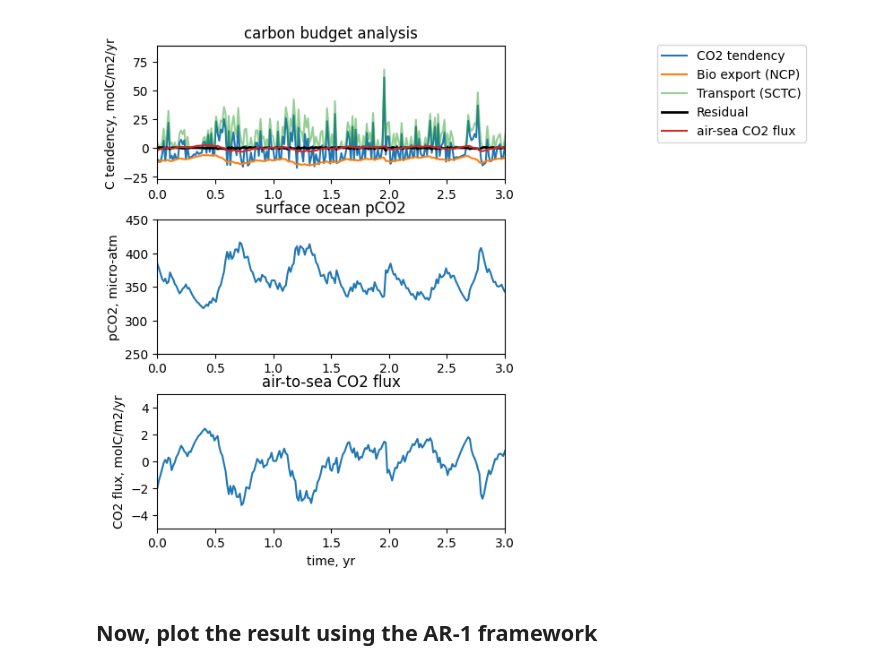
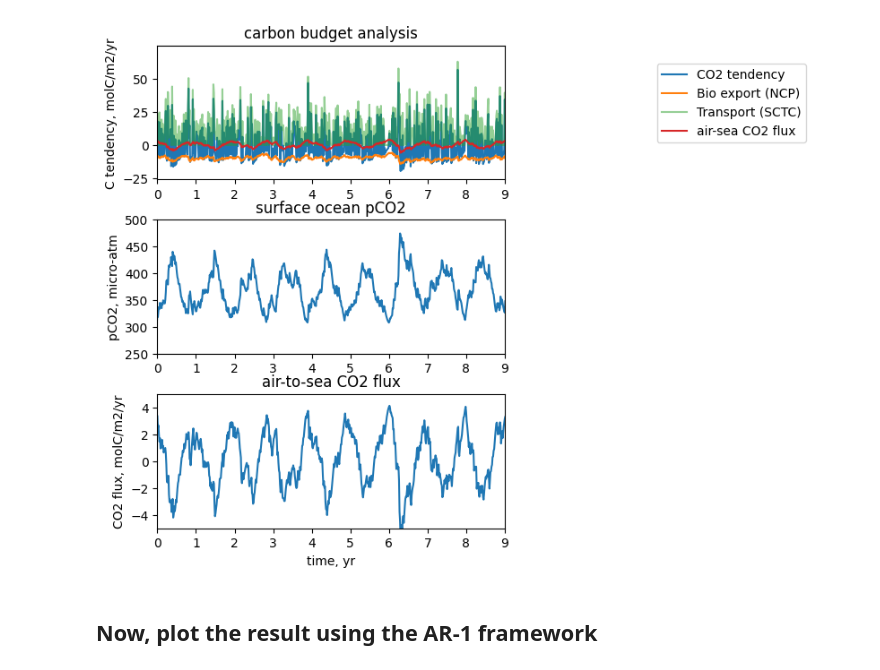
Before and after one commit to takaito1/car1, a Jupyter notebook: car1_boxmodel.ipynb, the cells around one changed output. Cells and saved outputs as stored; diff of their text form; code cells hidden in the pictures.

```diff
--- a/car1_boxmodel.ipynb
+++ b/car1_boxmodel.ipynb
@@ -33,14 +29,24 @@ Cini = [1900, 2200]
 Alk = 2200
 # SST
 T = 15
+Tseas = 3 # if desired, add seasonality
 # salinity
 S = 35
 # gas exchange rate, a.k.a. piston velocity = 2000m/yr
 sec2yr = 1/(86400*365)
 G = 2000*sec2yr
+#
+# 1% increase per year after 90 year
+pco2atm0=360
+pco2inc=2
+tstart=90
+#
+result0=PyCO2SYS.sys(par1=Alk,par2=Cini[0], par1_type=1, par2_type=2, temperature=15)
+result1=PyCO2SYS.sys(par1=Alk,par2=Cini[0], par1_type=1, par2_type=2, temperature=16)
+dKHdT = - result0['k_CO2'] + result1['k_CO2']
 # %%
 # set up time stepping parameters
-Nt = 36500
+Nt = int(365/5*120)
 dt = 5*86400
 eps = np.random.normal(0,w0*3,Nt)
 # %%
@@ -54,6 +60,7 @@ pco2=np.zeros(Nt)
 fgco2=np.zeros(Nt)
 ncp=np.zeros(Nt)
 transp=np.zeros(Nt)
+pco2atm=np.zeros(Nt)
 #
 dPdt=np.zeros((2,Nt))
 dCdt=np.zeros((2,Nt))
@@ -62,14 +69,16 @@ C[:,0]=Cini
 # %%
 # Time stepping loop
 result=PyCO2SYS.sys(par1=Alk,par2=Cini[0], par1_type=1, par2_type=2)
-KH=result['k_CO2']
+KH0=result['k_CO2']
 K1=result['k_carbonic_1']
 K2=result['k_carbonic_2']
 pco2[0]=result['pCO2']
-fgco2[0]=G*KH*(pco2[0]-360)/h
+fgco2[0]=G*KH0*(pco2[0]-360)/h
 #
 for n in range(Nt-1):
     w=np.max([0,w0+eps[n]])
+    pco2atm[n]=pco2atm0 + pco2inc*np.max([0,time[n]-tstart])
+    KH=KH0-dKHdT*Tseas*np.cos(time[n]*2*np.pi)
     time[n+1]=dt*n*sec2yr
     # nutrient
     dPdt[0,n] = w/h*(P[1,n]-P[0,n]) - kbio*P[0,n]
@@ -83,47 +92,47 @@ for n in range(Nt-1):
     ncp[n]=kbio*P[0,n]*110*h
     transp[n]=w*(C[1,n]-C[0,n])
     pco2[n] = co2/KH
-    dCdt[0,n] = w/h*(C[1,n]-C[0,n]) - kbio*P[0,n]*110 - G*KH*(pco2[n]-360)/h
+    dCdt[0,n] = w/h*(C[1,n]-C[0,n]) - kbio*P[0,n]*110 - G*KH*(pco2[n]-pco2atm[n])/h
     dCdt[1,n] = -w/H*(C[1,n]-C[0,n]) + kbio*P[0,n]*110*h/H
-    fgco2[n+1]=G*KH*(pco2[n]-360)
+    fgco2[n+1]=G*KH*(pco2[n]-pco2atm[n])
     C[:,n+1]=C[:,n] + dt*dCdt[:,n]
 # %%
 # plot the output
 # last 10 years
 fig=plt.figure(figsize=(5,7))
 ax=fig.subplots(3,1)
 plt.subplots_adjust(hspace=.3,wspace=0)
 ax=ax.flatten()
 fac = 1.025e-3*365*86400
 #
 ax[0].plot(time-90,fac*dCdt[0,:]*h,label='CO2 tendency')
 ax[0].plot(time-90,-ncp*fac,label='Bio export (NCP)')
 ax[0].plot(time-90,transp*fac,alpha=.5,label='Transport (SCTC)')
-ax[0].plot(time-90,(dCdt[0,:]*h - transp + fgco2 + ncp)*fac,linewidth=2,color='k',label='Residual')
+#ax[0].plot(time-90,(dCdt[0,:]*h - transp + fgco2 + ncp)*fac,linewidth=2,color='k',label='Residual')
 ax[0].plot(time-90,-fgco2*fac,label='air-sea CO2 flux')
 #plt.ylim(-1000,1000)
-ax[0].set_xlim(0,3)
+ax[0].set_xlim(0,9)
 ax[0].set_ylabel('C tendency, molC/m2/yr')
 #ax[0].set_xlabel('time, yr')
 ax[0].set_title('carbon budget analysis')
 ax[0].legend(bbox_to_anchor=(1.42,.23))
 #
 ax[1].plot(time-90,pco2)
-ax[1].set_xlim(0,3)
-ax[1].set_ylim(250,450)
+ax[1].set_xlim(0,9)
+ax[1].set_ylim(250,500)
 ax[1].set_ylabel('pCO2, micro-atm')
 ax[1].set_title('surface ocean pCO2')
 #ax[1].set_xlabel('time, yr')
 #
 ax[2].plot(time-90,-fgco2*fac)
-ax[2].set_xlim(0,3)
+ax[2].set_xlim(0,9)
 ax[2].set_ylim(-5,5)
 ax[2].set_ylabel('CO2 flux, molC/m2/yr')
 ax[2].set_title('air-to-sea CO2 flux')
 ax[2].set_xlabel('time, yr')
 #
 plt.savefig('model_output.pdf',bbox_inches='tight')
 # %% [output]
-[figure, old version]
+[figure, new version]
 # %% [markdown]
 ## Now, plot the result using the AR-1 framework
```
Also changed, not shown: parts of 7 cells of this notebook.
